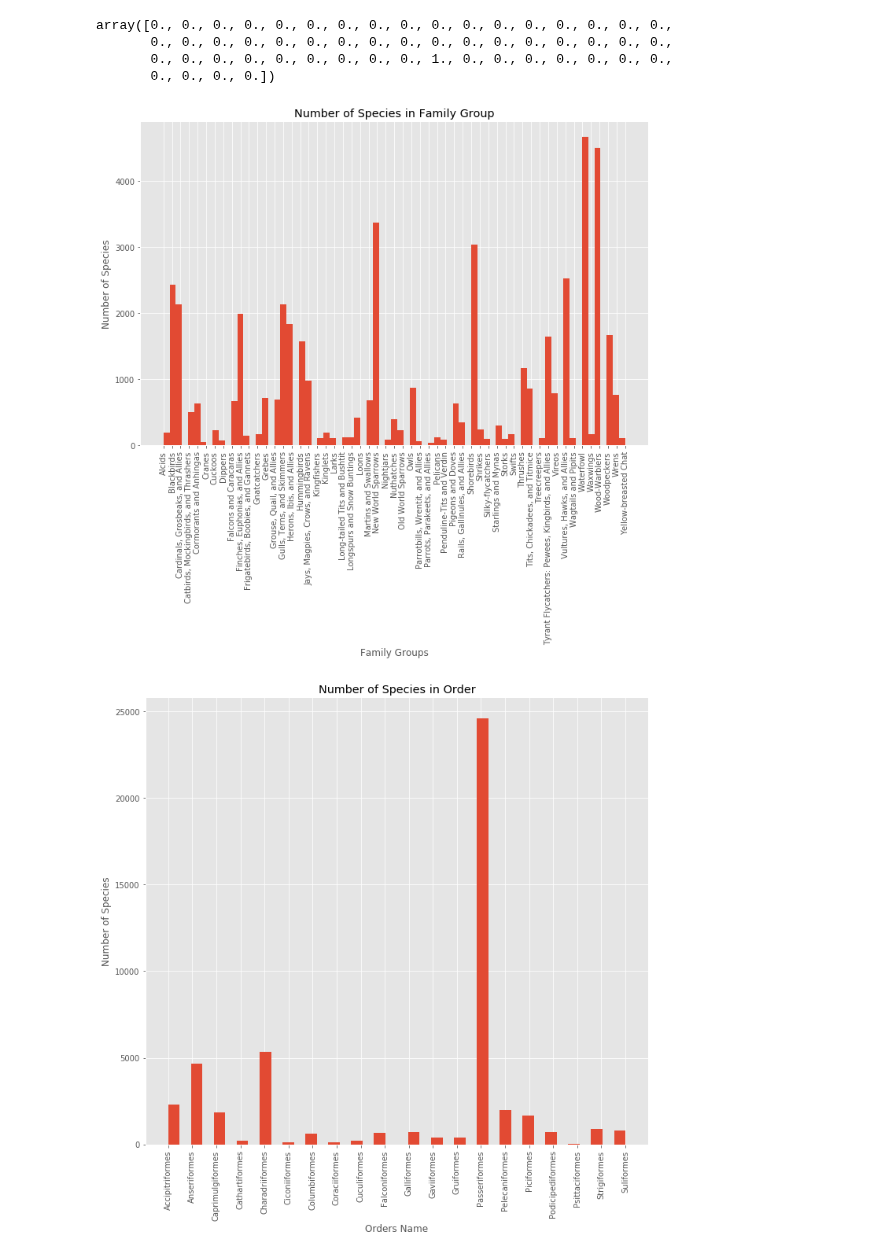
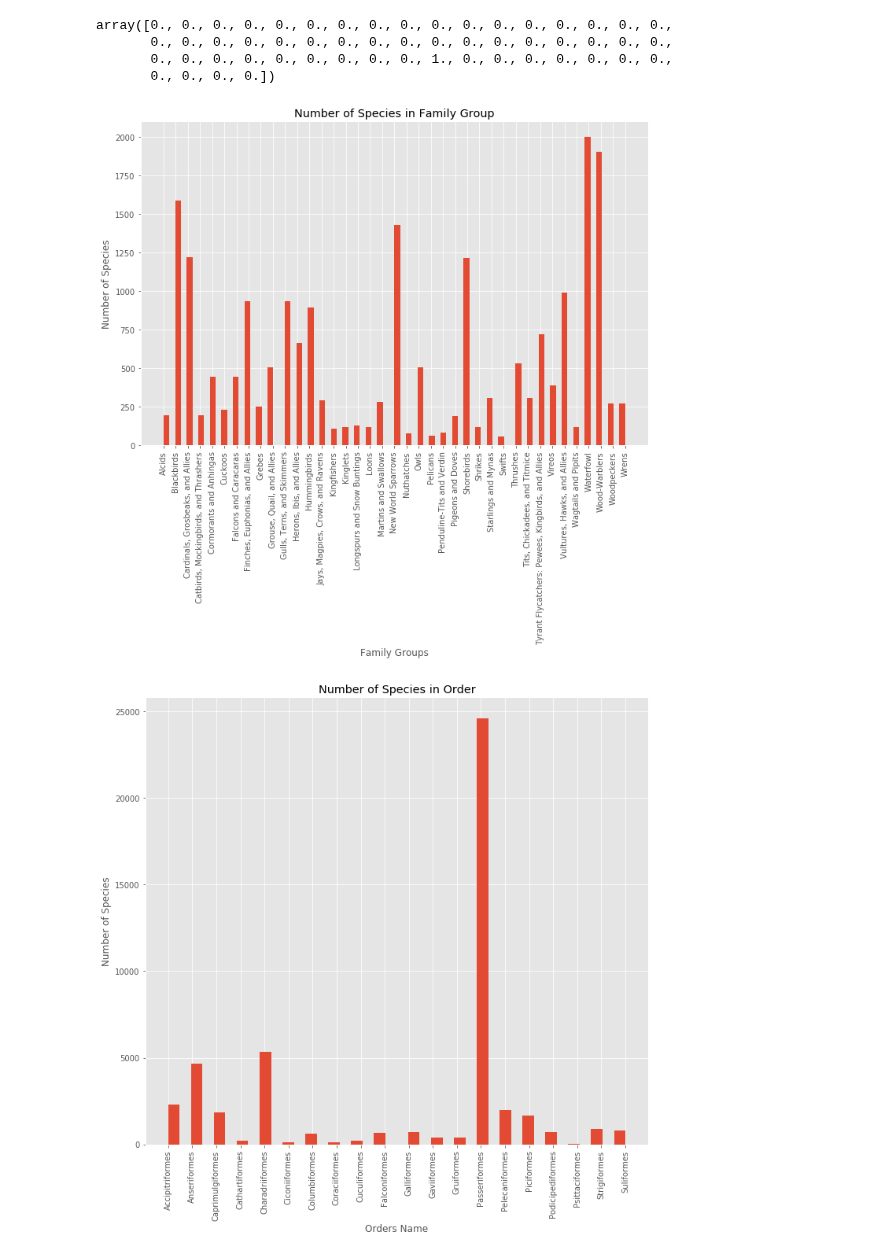
Before and after one commit to cwong690/Birdex, a Jupyter notebook: bird_orders.ipynb, the cells around one changed output. Cells and saved outputs as stored; diff of their text form; code cells hidden in the pictures.

```diff
--- a/bird_orders.ipynb
+++ b/bird_orders.ipynb
@@ -158,15 +183,15 @@ array([0., 0., 0., 0., 0., 0., 0., 0., 0., 0., 0., 0., 0., 0., 0., 0., 0.,
 # %%
 fig, ax = plt.subplots(figsize=(10,10))
 
-ax = orders_df['species_group'].hist(bins=75);
+ax = orders_df['species_group'][:21129].hist(bins=80);
 plt.xticks(rotation=90);
 ax.set_title('Number of Species in Family Group')
 ax.set_xlabel('Family Groups')
 ax.set_ylabel('Number of Species')
 
 plt.tight_layout()
 # %% [output]
-[figure, old version]
+[figure, new version]
 # %%
 fig, ax = plt.subplots(figsize=(10,10))
 
```
Also changed, not shown: parts of 9 cells of this notebook, 14 other files.
